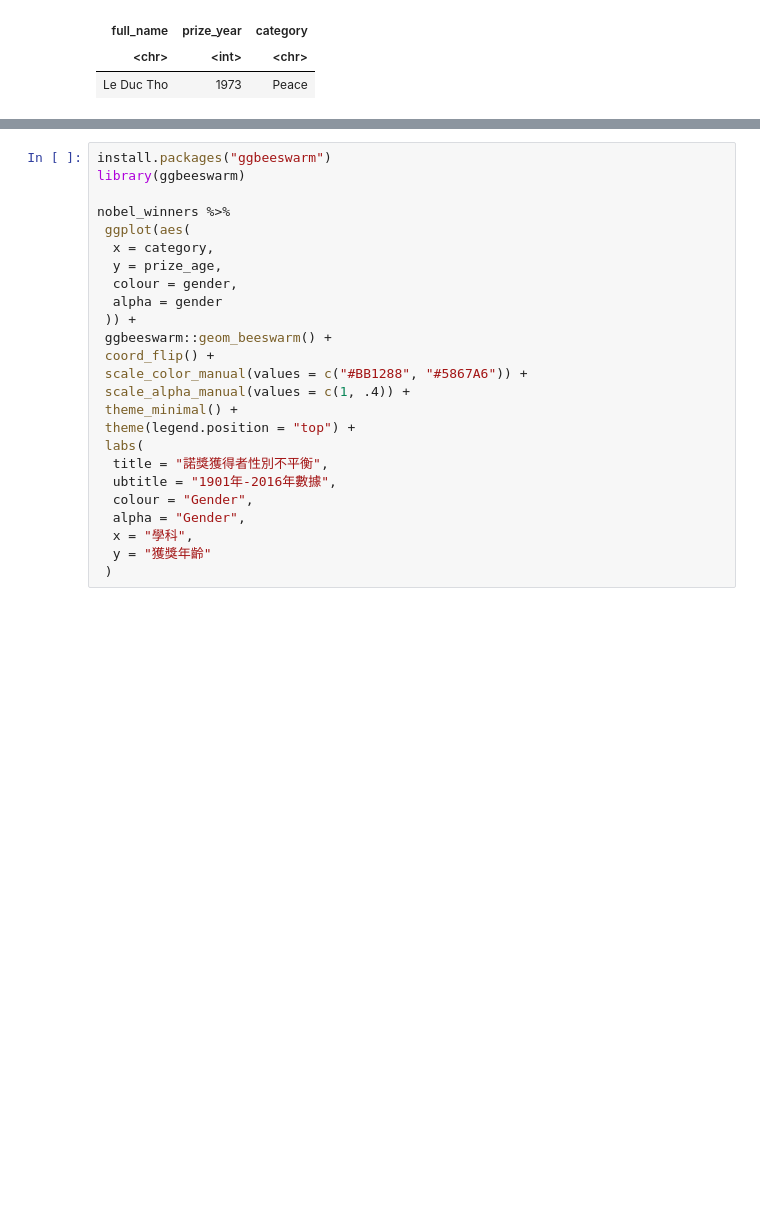
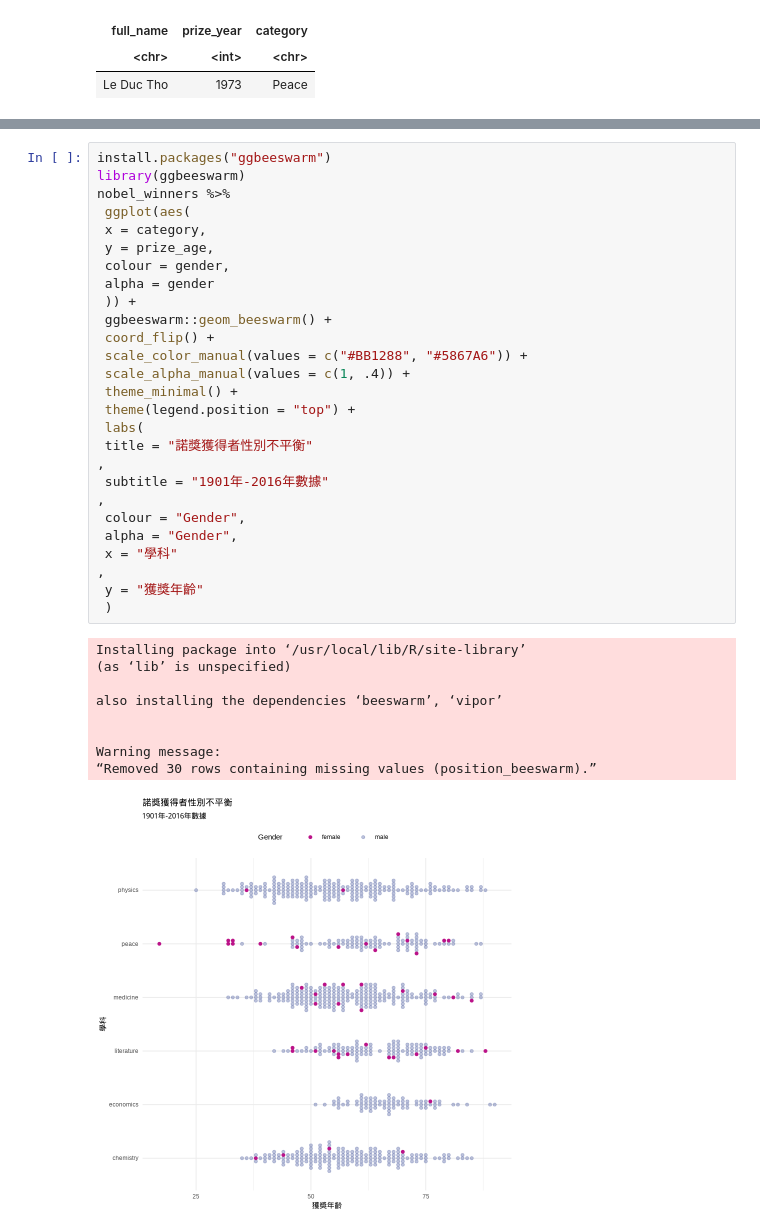
Before and after one commit to S10958018/lichen, a Jupyter notebook: 1119.ipynb, the cells around one changed output, grey strips where cells are left out. Cells and saved outputs as stored; diff of their text form; blank space fills up the shorter version.

```diff
--- a/1119.ipynb
+++ b/1119.ipynb
@@ -272,25 +345,37 @@ ERROR: ignored
 # %%
 install.packages("ggbeeswarm")
 library(ggbeeswarm)
-
 nobel_winners %>%
  ggplot(aes(
-  x = category,
-  y = prize_age,
-  colour = gender,
-  alpha = gender
+ x = category,
+ y = prize_age,
+ colour = gender,
+ alpha = gender
  )) +
  ggbeeswarm::geom_beeswarm() +
  coord_flip() +
  scale_color_manual(values = c("#BB1288", "#5867A6")) +
  scale_alpha_manual(values = c(1, .4)) +
  theme_minimal() +
  theme(legend.position = "top") +
  labs(
-  title = "諾獎獲得者性別不平衡",
-  ubtitle = "1901年-2016年數據",
-  colour = "Gender",
-  alpha = "Gender",
-  x = "學科",
-  y = "獲獎年齡"
+ title = "諾獎獲得者性別不平衡"
+,
+ subtitle = "1901年-2016年數據"
+,
+ colour = "Gender",
+ alpha = "Gender",
+ x = "學科"
+,
+ y = "獲獎年齡"
  )
+# %% [output]
+Installing package into ‘/usr/local/lib/R/site-library’
+(as ‘lib’ is unspecified)
+
+also installing the dependencies ‘beeswarm’, ‘vipor’
+
+
+Warning message:
+“Removed 30 rows containing missing values (position_beeswarm).”
+[figure, added]
```
Also changed, not shown: parts of 20 cells of this notebook.
